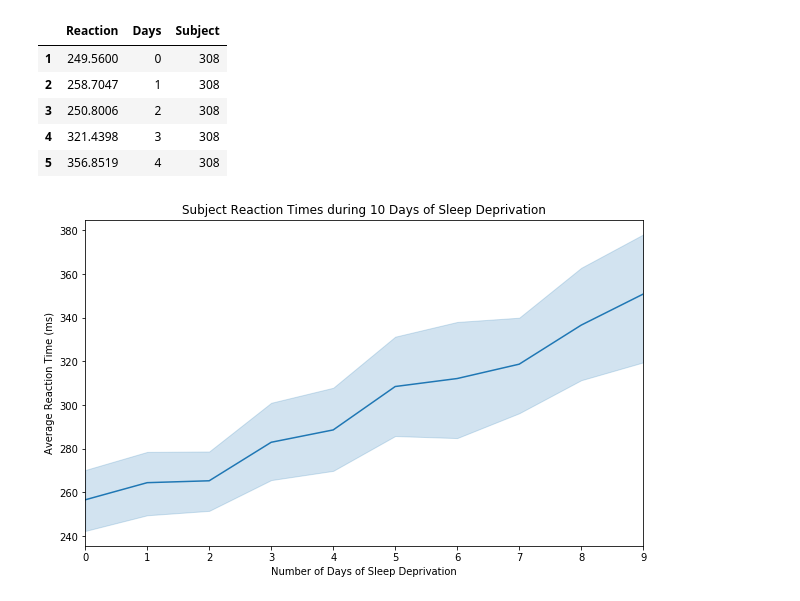
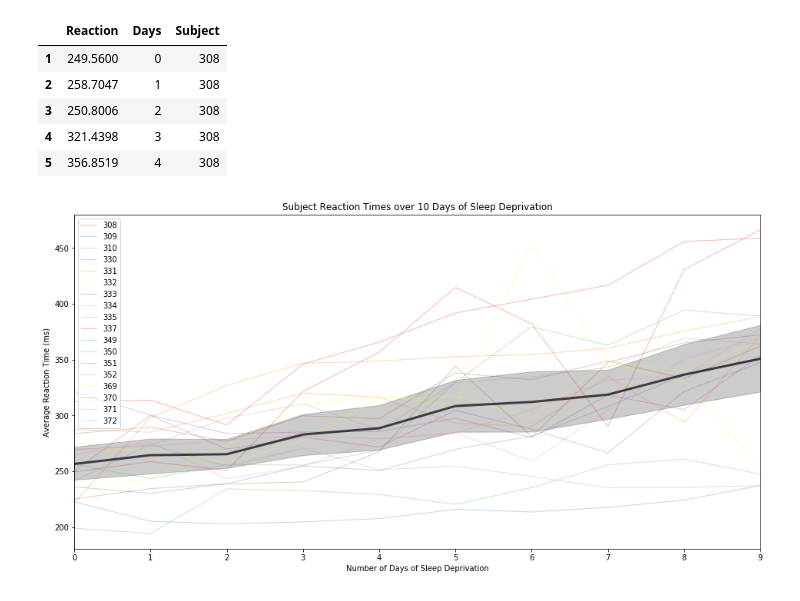
Before and after one commit to Promeos/numpy-pandas-visualization-exercises, a Jupyter notebook: seaborn_exercises.ipynb, the cells around one changed output. Cells and saved outputs as stored; diff of their text form; code cells hidden in the pictures.

```diff
--- a/seaborn_exercises.ipynb
+++ b/seaborn_exercises.ipynb
@@ -329,7 +430,7 @@ the average reaction time on a series of tests given each day to each subject.
     (fm1 <- lmer(Reaction ~ Days + (Days|Subject), sleepstudy))
     (fm2 <- lmer(Reaction ~ Days + (1|Subject) + (0+Days|Subject), sleepstudy))
 # %%
-df_sstudy = data('sleepstudy')
+df_sleep = data('sleepstudy')
 # %%
 df_sstudy.head()
 # %% [output]
@@ -340,13 +441,19 @@ df_sstudy.head()
 | 4 | 321.4398 | 3 | 308 |
 | 5 | 356.8519 | 4 | 308 |
 # %%
-plt.figure(figsize=(10,6))
-sns.lineplot(x='Days', y='Reaction', data=df_sstudy)
+plt.figure(figsize=(16,8))
 
-plt.title("Subject Reaction Times during 10 Days of Sleep Deprivation")
+sns.lineplot(x='Days', y='Reaction', hue='Subject',
+             data=df_sleep, linewidth=1, palette='Set1', alpha=.3)
 
+sns.lineplot(x='Days', y='Reaction',
+             data=df_sleep, linewidth=3, color='black', alpha=.7)
+
+plt.legend(df_sleep.Subject.unique(), loc='upper left')
+plt.legend.loc='upper left'
+plt.title("Subject Reaction Times over 10 Days of Sleep Deprivation")
 plt.xlim(0, 9)
 plt.xlabel("Number of Days of Sleep Deprivation")
 plt.ylabel("Average Reaction Time (ms)");
 # %% [output]
-[figure, old version]
+[figure, new version]
```
Also changed, not shown: parts of 22 cells of this notebook.
